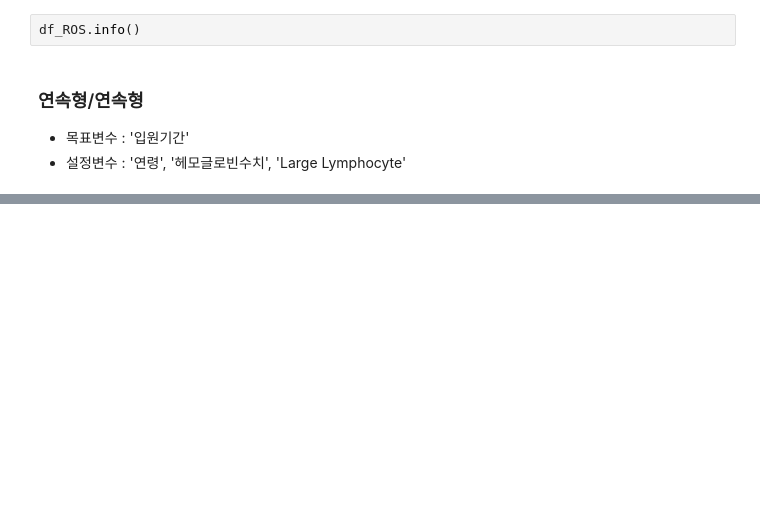
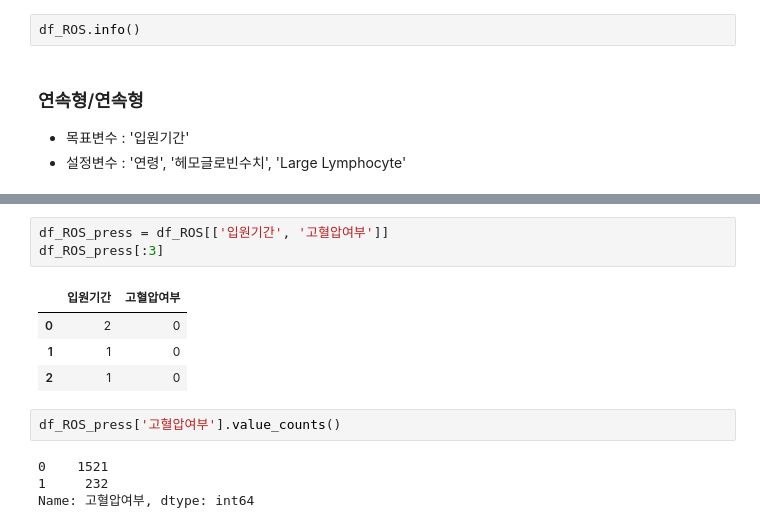
Before and after one commit to estskyway/toy_data_analysis, a Jupyter notebook: code/CDA/RecurrenceOfSurgery_Toto_CDA_Condition.ipynb, the cells around one changed output, grey strips where cells are left out. Cells and saved outputs as stored; diff of their text form; blank space fills up the shorter version.

```diff
--- a/code/CDA/RecurrenceOfSurgery_Toto_CDA_Condition.ipynb
+++ b/code/CDA/RecurrenceOfSurgery_Toto_CDA_Condition.ipynb
@@ -102,0 +332,14 @@ df_ROS.info()
+# %%
+df_ROS_press = df_ROS[['입원기간', '고혈압여부']]
+df_ROS_press[:3]
+# %% [output]
+|  | 입원기간 | 고혈압여부 |
+| 0 | 2 | 0 |
+| 1 | 1 | 0 |
+| 2 | 1 | 0 |
+# %%
+df_ROS_press['고혈압여부'].value_counts()
+# %% [output]
+0    1521
+1     232
+Name: 고혈압여부, dtype: int64
```
Also changed, not shown: parts of 62 cells of this notebook.
